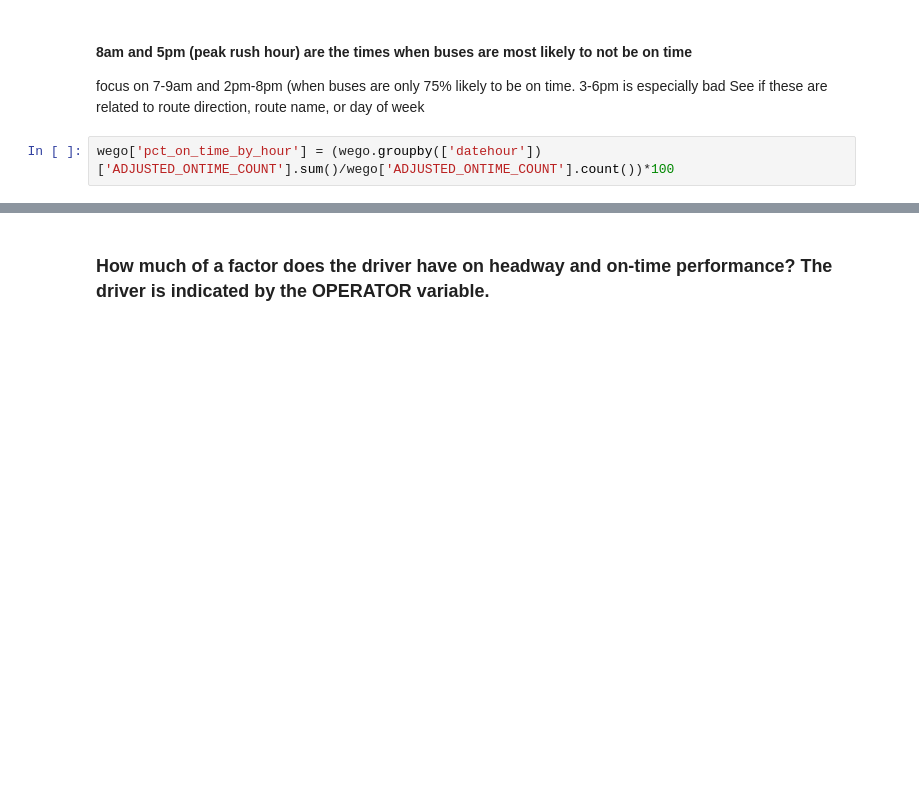
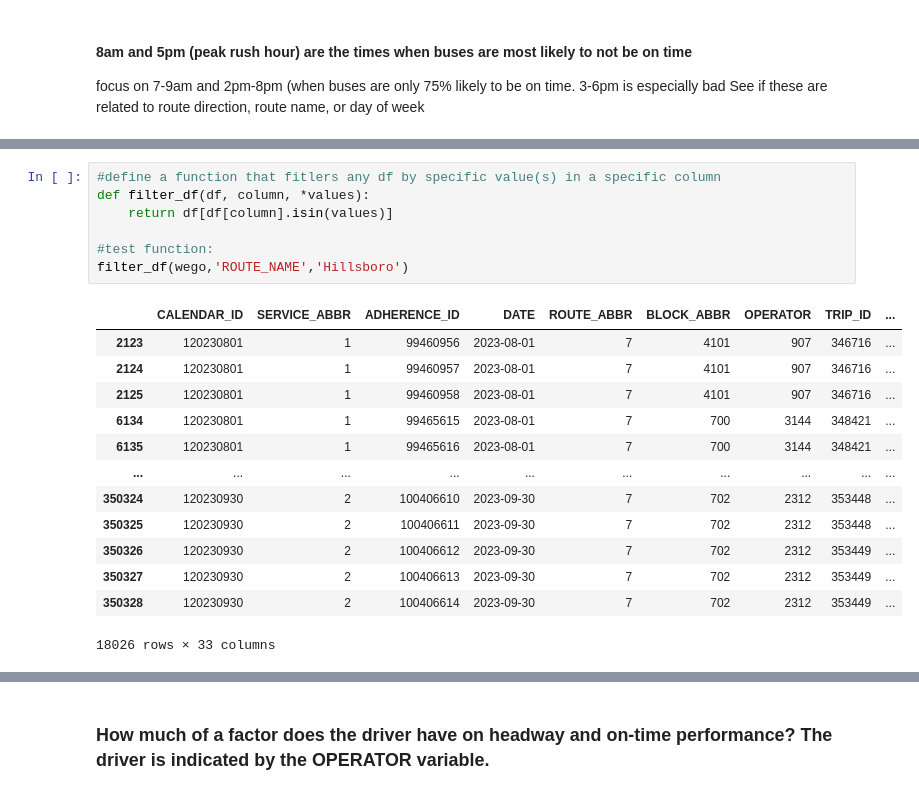
Before and after one commit to NSS-Data-Analytics-Cohort-11/wego-new-california-republic, a Jupyter notebook: notebooks/WeGo Data Introduction.ipynb, the cells around one changed output, grey strips where cells are left out. Drawn from its saved outputs; the diff is of its cells as text; blank space fills up the shorter version.

Commit message:
Custom function (filter) created
Custom function (filter) created

```diff
--- a/notebooks/WeGo Data Introduction.ipynb
+++ b/notebooks/WeGo Data Introduction.ipynb
@@ -785,5 +785,3 @@ plt.show()
 focus on 7-9am and 2pm-8pm (when buses are only 75% likely to be on time.
 3-6pm is especially bad
 See if these are related to route direction, route name, or day of week
-# %%
-wego['pct_on_time_by_hour'] = (wego.groupby(['datehour'])['ADJUSTED_ONTIME_COUNT'].sum()/wego['ADJUSTED_ONTIME_COUNT'].count())*100
@@ -818,0 +804,21 @@ print(format(on_time_total_pct,'.2%'))
+# %%
+#define a function that fitlers any df by specific value(s) in a specific column
+def filter_df(df, column, *values):
+    return df[df[column].isin(values)]
+
+#test function:
+filter_df(wego,'ROUTE_NAME','Hillsboro')
+# %% [output]
+|  | CALENDAR_ID | SERVICE_ABBR | ADHERENCE_ID | DATE | ROUTE_ABBR | BLOCK_ABBR | OPERATOR | TRIP_ID | ... |
+| 2123 | 120230801 | 1 | 99460956 | 2023-08-01 | 7 | 4101 | 907 | 346716 | ... |
+| 2124 | 120230801 | 1 | 99460957 | 2023-08-01 | 7 | 4101 | 907 | 346716 | ... |
+| 2125 | 120230801 | 1 | 99460958 | 2023-08-01 | 7 | 4101 | 907 | 346716 | ... |
+| 6134 | 120230801 | 1 | 99465615 | 2023-08-01 | 7 | 700 | 3144 | 348421 | ... |
+| 6135 | 120230801 | 1 | 99465616 | 2023-08-01 | 7 | 700 | 3144 | 348421 | ... |
+| ... | ... | ... | ... | ... | ... | ... | ... | ... | ... |
+| 350324 | 120230930 | 2 | 100406610 | 2023-09-30 | 7 | 702 | 2312 | 353448 | ... |
+| 350325 | 120230930 | 2 | 100406611 | 2023-09-30 | 7 | 702 | 2312 | 353448 | ... |
+| 350326 | 120230930 | 2 | 100406612 | 2023-09-30 | 7 | 702 | 2312 | 353449 | ... |
+| 350327 | 120230930 | 2 | 100406613 | 2023-09-30 | 7 | 702 | 2312 | 353449 | ... |
+| 350328 | 120230930 | 2 | 100406614 | 2023-09-30 | 7 | 702 | 2312 | 353449 | ... |
+18026 rows × 33 columns
```
Also changed, not shown: parts of 9 cells of this notebook.
